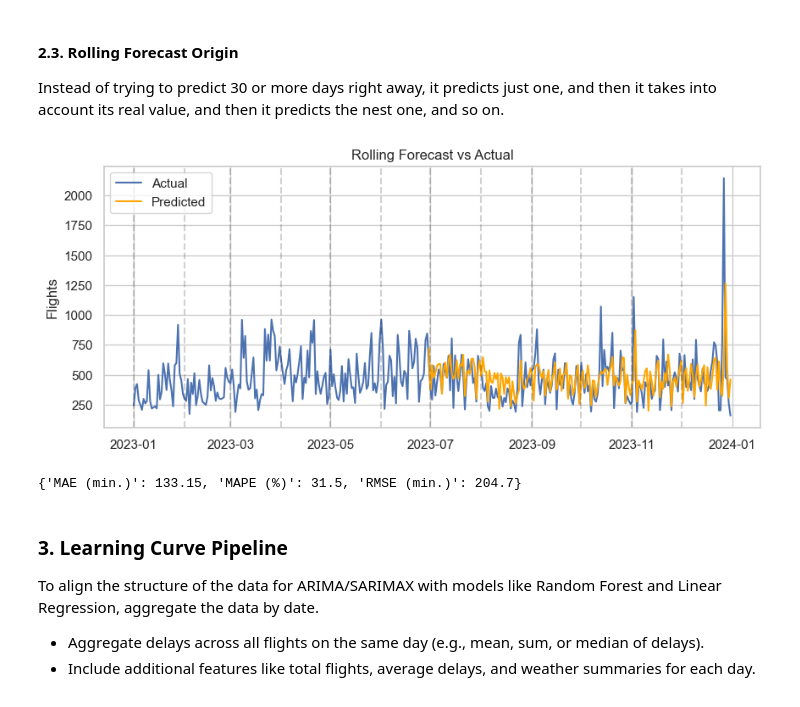
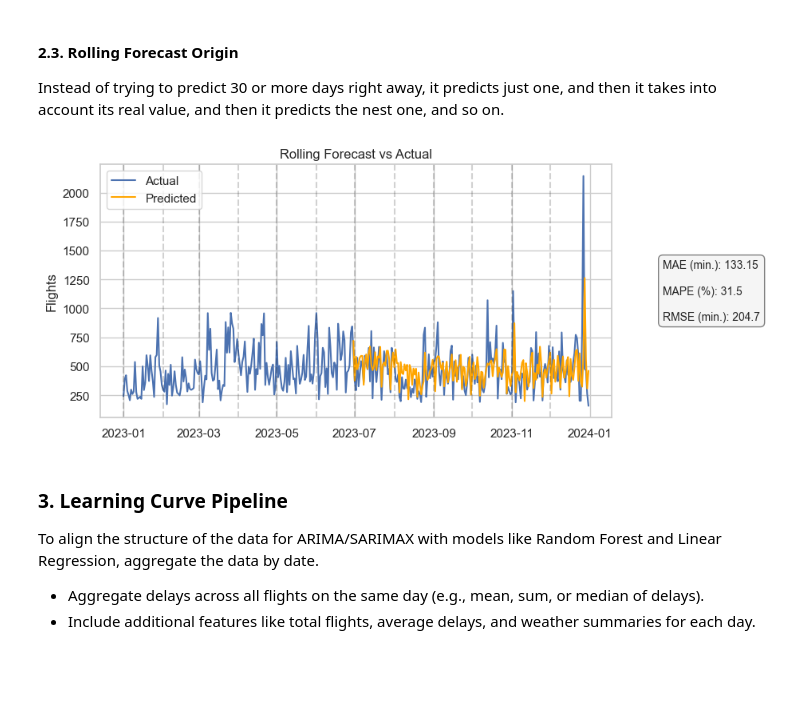
Before and after one commit to DT-Service-Consulting/avstats, a Jupyter notebook: avstats/AvStats_ML.ipynb, the cells around one changed output. Saved outputs shown, nothing was run; the diff lists cells and outputs as text; code cells hidden in the pictures; blank space fills up the shorter version.

```diff
--- a/avstats/AvStats_ML.ipynb
+++ b/avstats/AvStats_ML.ipynb
@@ -352,9 +352,7 @@ PACF Plot: This plot shows the partial correlation of the series with its lags,
 * d=0, it means no differencing has been applied to the data, and therefore the original data is considered stationary.
 * Even if the data is stationary based on the ADF test, some residual trend could still cause problems for the AR and MA parameter estimation when d=0.
 # %%
-arima_test_data, arima_predictions, arima_residuals, arima_model = arima_analysis.arima_sarimax_forecast(order=(3, 1, 5)) #3, 1, 3 or 2, 1, 3
-arima_metrics = evaluate_model(arima_test_data, arima_predictions, arima_residuals)
-print(arima_metrics)
+arima_model, arima_test_data, arima_predictions, arima_residuals, arima_metrics = arima_analysis.arima_sarimax_forecast(order=(3, 1, 5)) #3, 1, 3 or 2, 1, 3
 
 # Store results
 evaluation_results.append({"Model": "ARIMA", **arima_metrics})
@@ -397,9 +394,7 @@ Warnings:
 # %% [markdown]
 #### **2.2. SARIMAX**
 # %%
-sarimax_test_data, sarimax_predictions, sarimax_residuals, sarimax_model = arima_analysis.arima_sarimax_forecast(order=(1, 0, 1), seasonal_order=(0, 1, 1, 30))
-sarimax_metrics = evaluate_model(sarimax_test_data, sarimax_predictions, sarimax_residuals)
-print(sarimax_metrics)
+sarimax_model, sarimax_test_data, sarimax_predictions, sarimax_residuals, sarimax_metrics = arima_analysis.arima_sarimax_forecast(order=(1, 0, 1), seasonal_order=(0, 1, 1, 30))
 
 # Store results
 evaluation_results.append({"Model": "SARIMAX", **sarimax_metrics})
@@ -427,15 +421,12 @@ Warnings:
 #### **2.3. Rolling Forecast Origin**
 Instead of trying to predict 30 or more days right away, it predicts just one, and then it takes into account its real value, and then it predicts the nest one, and so on.
 # %%
-rolling_actual, rolling_predictions, rolling_residuals = arima_analysis.rolling_forecast(order=(1, 1, 1), train_window=180, seasonal_order=(0, 1, 1, 7))
-rolling_metrics = evaluate_model(rolling_actual, rolling_predictions, rolling_residuals)
-print(rolling_metrics)
+rolling_actual, rolling_predictions, rolling_residuals, rolling_metrics = arima_analysis.rolling_forecast(order=(1, 1, 1), train_window=180, seasonal_order=(0, 1, 1, 7))
 
 # Store results
 evaluation_results.append({"Model": "Rolling Forecast", **rolling_metrics})
 # %% [output]
-[figure, old version]
+[figure, new version]
-{'MAE (min.)': 133.15, 'MAPE (%)': 31.5, 'RMSE (min.)': 204.7}
 # %% [markdown]
 ### **3. Learning Curve Pipeline**
 
```
Also changed, not shown: parts of 7 cells of this notebook, 3 other files.
